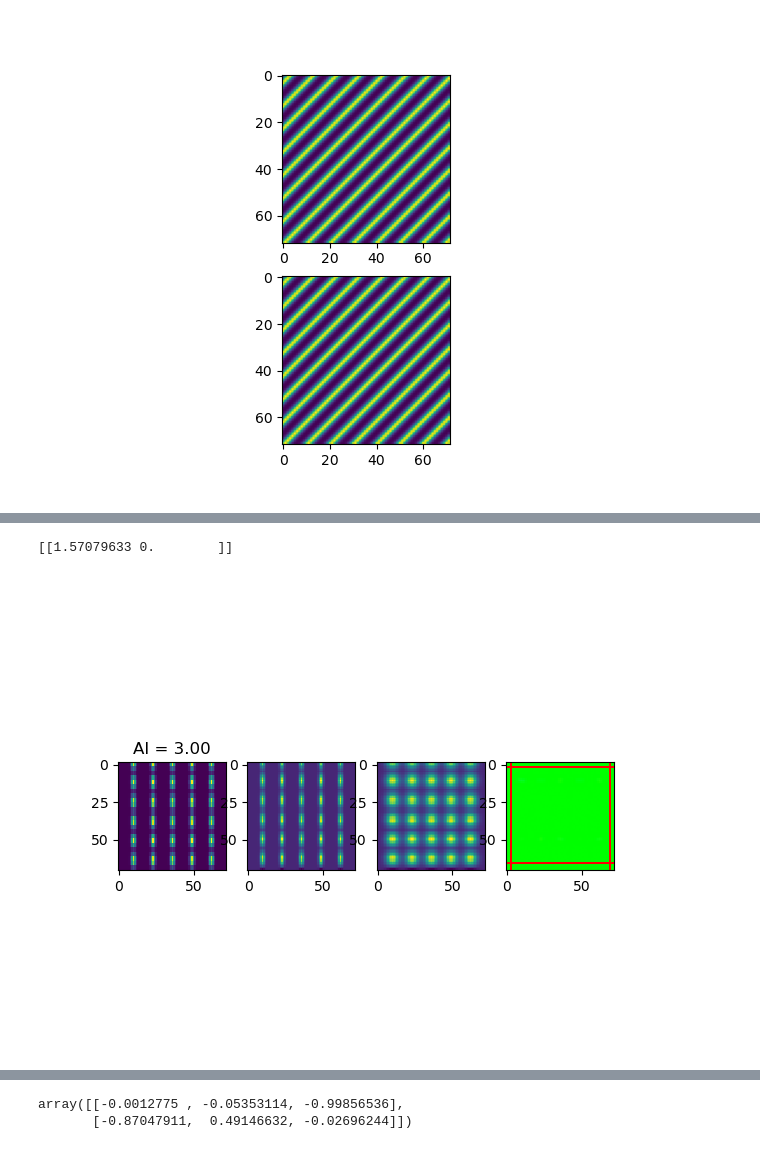
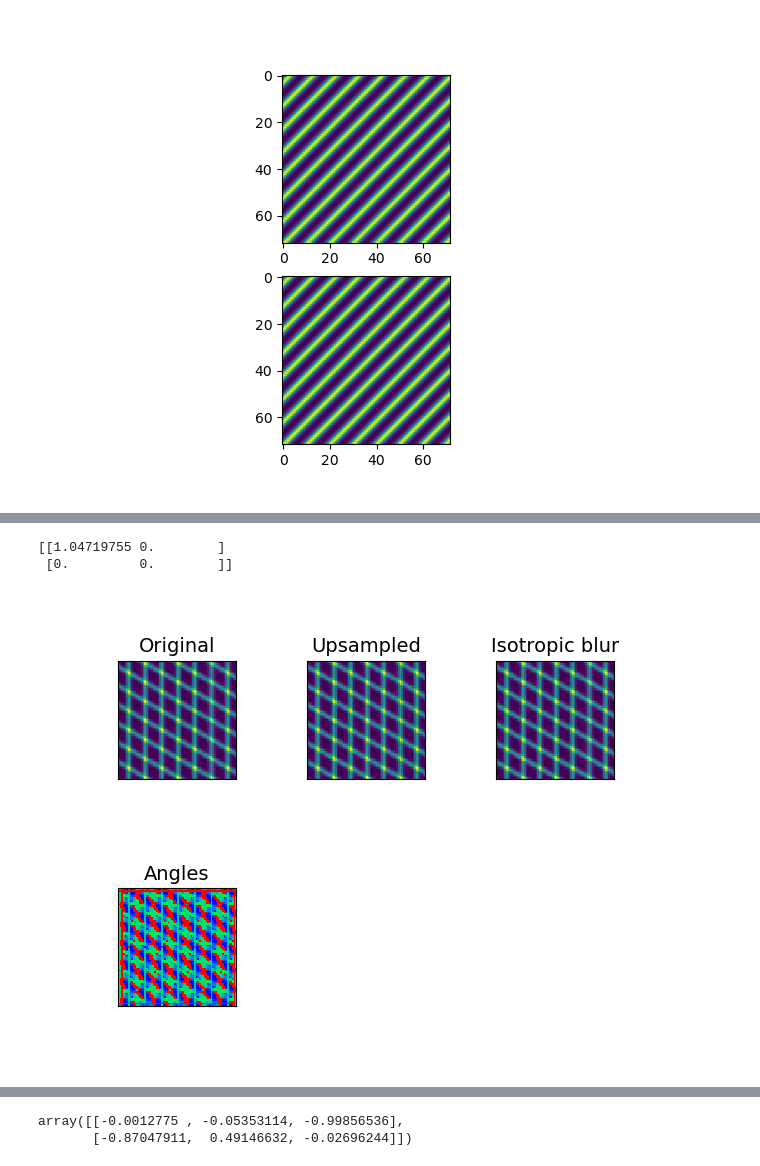
Before and after one commit to BrysonGray/fibermetric, a Jupyter notebook: notebooks/make_sta_figures.ipynb, the cells around one changed output, grey strips where cells are left out. Cells and saved outputs as stored; diff of their text form; code cells hidden in the pictures.

```diff
--- a/notebooks/make_sta_figures.ipynb
+++ b/notebooks/make_sta_figures.ipynb
@@ -244,5 +375,5 @@ errors_df_grouped.iloc[79:85]
 # %%
-errors = errors_df_grouped['error'].values.reshape((len(derivative_sigmas), len(tensor_sigmas), len(AI)))
+errors = errors_df_grouped[error_key].values.reshape((len(derivative_sigmas), len(tensor_sigmas), len(AI)))
 # %%
 rows = 2
 cols = 4
@@ -343,11 +492,11 @@ tensor_sigmas
 rows = 2
 cols = 4
 vm = 50
-fig, axs = plt.subplots(rows,cols, figsize=(16,8), sharex=True, sharey=True)
+fig, axs = plt.subplots(rows,cols, figsize=(12,6), sharex=True, sharey=True)
 for i in range(len(AI)):
     error = errors[...,i]
     axs[i//cols,i%cols].imshow(error, vmin=0, vmax=vm)
-    axs[i//cols,i%cols].set_title(f'anisotropy = {AI[i]:.2f}')
+    axs[i//cols,i%cols].set_title(f'{AI[i]:.2f}')
     # set x tick labels
     # set the locations of the xticks and yticks
     xticklabels = [f'{t:.3f}' for t in tensor_sigmas]
@@ -357,9 +506,9 @@ for i in range(len(AI)):
     axs[i//cols, i%cols].set_xticklabels(xticklabels[::2], rotation=45)
     axs[i//cols, i%cols].set_yticklabels(yticklabels[::2])
     if i%cols==0:
-        axs[i//cols,i%cols].set_ylabel('gradient sigma')
+        axs[i//cols,i%cols].set_ylabel(r'gradient $\sigma$')
     if i > cols * (rows-1) - 1:
-        axs[i//cols,i%cols].set_xlabel('window sigma')
+        axs[i//cols,i%cols].set_xlabel(r'window $\sigma$')
+    plt.subplots_adjust(wspace=0.1, hspace=0.2)
 # add colorbar to the right
-cbar = fig.colorbar(axs[0,0].images[0], ax=axs, location='right')
-fig.suptitle('3D Two Angles')
+cbar = fig.colorbar(axs[0,0].images[0], ax=axs, location='right', pad=0.02)
@@ -402,9 +574,9 @@ axs[2].set_xlabel('anisotropy ratio')
 # %% [markdown]
 ## How does delta angle affect error?
 # %%
-df = errors_df.query(f'derivative_sigma=={derivative_sigmas[5]} and tensor_sigma=={tensor_sigmas[3]} and AI==3.0 and period==10.0')
+df = errors_df.query(f'derivative_sigma=={derivative_sigmas[7]} and tensor_sigma=={tensor_sigmas[9]} and AI==1.0 and period==10.0')
 
-errors = df['error']
+errors = df[error_key]
 angles = df['angles']
 delta = np.empty(len(angles))
 mean = np.empty((len(angles), 2))
@@ -497,57 +749,84 @@ ax.shape
 # in 3D
 # shapes = [(72,72,72), (36,72,72), (24,72,72), (18,72,72), (14,72,72), (12,72,72), (10,72,72), (9,72,72)]
 # shapes = [(72,72,72), (24,72,72), (14,72,72), (10,72,72)]
-shapes = [(24,72,72)]
+shapes = [(72,72,72)]
 
 
 AI = [d[1]/d[0] for d in shapes]
-period=13.0
-sigma0 = 1.0
-sigma1 = 1.0
+period=10.0
+sigma0 = derivative_sigmas[2]
+sigma1 = tensor_sigmas[1]
 # true_thetas = np.array([np.pi/4, 3*np.pi/4])
 # true_thetas = errors_df['angles'].iloc[0]
-true_thetas = np.array([[np.pi/2, 0.0]])
-# true_thetas = np.array([[np.pi/3, 0.0],
-#                         [-np.pi/6, 0.0]])
+# true_thetas = np.array([[np.pi/3, 0.0]])
+true_thetas = np.array([[np.pi/3, 0.0],
+                        [0.0, 0.0]])
 print(true_thetas)
-fig, ax = plt.subplots(1,4)
+fig, ax = plt.subplots(2,3)
 angles_dist = []
 for i in range(1): #ax.shape[1]):
     n = shapes[i]
     d = (n[1]/n[0], 1.0, 1.0)
     x = [np.arange(ni)*di for ni, di in zip(n, d)]
     crop = round(max(sigma0,sigma1)*8.0/3) # two-thirds the radius of the largest kernel
     crop_end = round(AI[i]) - 1
     img = sta_validate.make_phantom(x, true_thetas, period=period, interp=False, noise=1e-12)
     img_up = sta_validate.make_phantom(x, true_thetas, period=period, noise=1e-12)
     img_blur = sta_validate.make_phantom(x, true_thetas, period=period, blur_correction=True, noise=1e-12)
     # img_up = np.random.randn(72,72,72) * 1e-6
     S = histology.structure_tensor(img_up, derivative_sigma=sigma0, tensor_sigma=sigma1, normalize=True)
     angles = histology.angles(S, cartesian=True)
     angles_dist.append(angles[crop:-crop-crop_end, crop:-crop, crop:-crop].reshape(-1,3)) # save for k-means
     # angles_ = (angles - np.min(angles)) / (np.max(angles)-np.min(angles))
     angles_ = np.abs(angles)
     crop_color = [1.0,0.0,0.0]
     angles_[crop] = crop_color
     angles_[-crop-crop_end] = crop_color
     angles_[:,crop] = crop_color
     angles_[:,-crop] = crop_color
     angles_[:,:,crop] = crop_color
     angles_[:,:,-crop] = crop_color
     extent = (x[1][0]-d[1]/2, x[1][-1]+d[1]/2, x[0][-1]+d[0]/2, x[0][0]-d[0]/2)
+
     # ax[0][i].imshow(img[:,:,36], extent=extent, interpolation='none')
     # ax[0][i].set_title(f'AI = {d[0]:.2f}')
     # ax[1][i].imshow(img_up[:,:,36], extent=extent, vmin=1e-6, interpolation='none')
     # ax[2][i].imshow(img_blur[:,:,36], extent=extent, interpolation='none')
     # ax[3][i].imshow(angles_[:,:,36], extent=extent, interpolation='none')
-    ax[0].imshow(img[:,36,:], extent=extent, interpolation='none')#, vmin=1e-3)
-    ax[0].set_title(f'AI = {d[0]:.2f}')
-    ax[1].imshow(img_up[:,36,:], extent=extent, interpolation='none')#, vmin=2e-2)
-    ax[2].imshow(img_blur[:,36,:], extent=extent, interpolation='none')#, vmin=2e-2)
-    ax[3].imshow(angles_[:,36,:], extent=extent, interpolation='none')
+
+    # ax[0].imshow(img[:,:,36], extent=extent, interpolation='none')#, vmin=1e-3)
+    # ax[0].set_title(f'Original')
+    # ax[1].imshow(img_up[:,:,36], extent=extent, interpolation='none')#, vmin=2e-2)
+    # ax[1].set_title('Upsampled')
+    # ax[2].imshow(img_blur[:,:,36], extent=extent, interpolation='none')#, vmin=2e-2)
+    # ax[2].set_title('Isotropic blur')
+    # ax[3].imshow(angles_[:,:,36], extent=extent, interpolation='none')
+    # ax[3].set_title('Angles')
+
+    ax[0][0].imshow(img[:,:,36], extent=extent, interpolation='none')#, vmin=1e-3)
+    ax[0][0].set_title('Original')
+    ax[0][0].set_xticks([])
+    ax[0][0].set_yticks([])
+    ax[0][1].imshow(img_up[:,:,36], extent=extent, interpolation='none')#, vmin=2e-2)
+    ax[0][1].set_title('Upsampled')
+    ax[0][1].set_xticks([])
+    ax[0][1].set_yticks([])
+    ax[0][2].imshow(img_blur[:,:,36], extent=extent, interpolation='none')#, vmin=2e-2)
+    ax[0][2].set_title('Isotropic blur')
+    ax[0][2].set_xticks([])
+    ax[0][2].set_yticks([])
+    ax[1][0].imshow(angles_[:,:,36], extent=extent, interpolation='none')
+    ax[1][0].set_title('Angles')
+    ax[1][0].set_xticks([])
+    ax[1][0].set_yticks([])
+    ax[1][1].set_axis_off()
+    ax[1][2].set_axis_off()
+
+    plt.subplots_adjust(hspace=0.6, wspace=0.6)#, hspace=0.5)
 # %% [output]
-[[1.57079633 0.        ]]
+[[1.04719755 0.        ]
+ [0.         0.        ]]
-[figure, old version]
+[figure, new version]
 # %%
 skm = apsym_kmeans.APSymKMeans(n_clusters=2)
 
```
Also changed, not shown: parts of 50 cells of this notebook, 8 other files.
